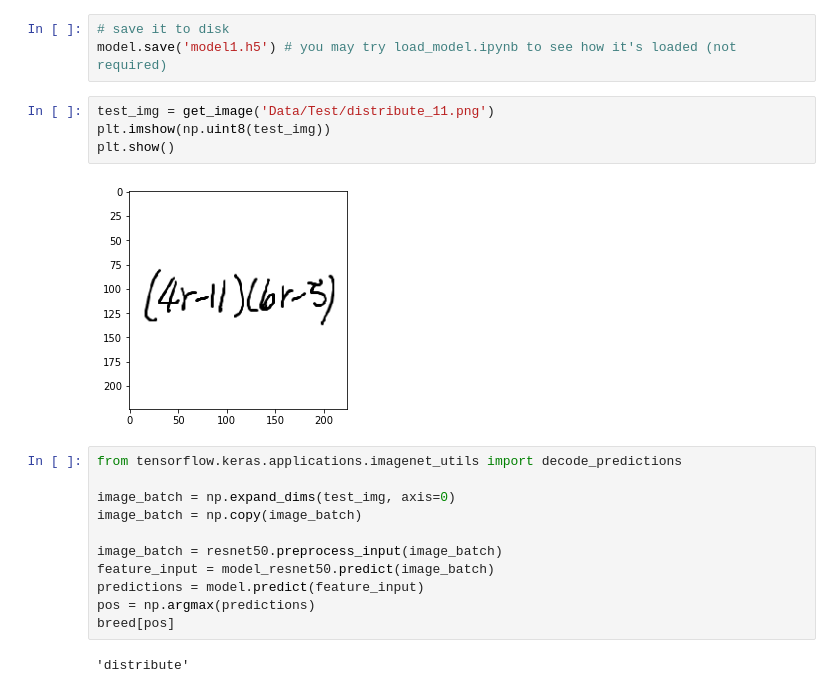
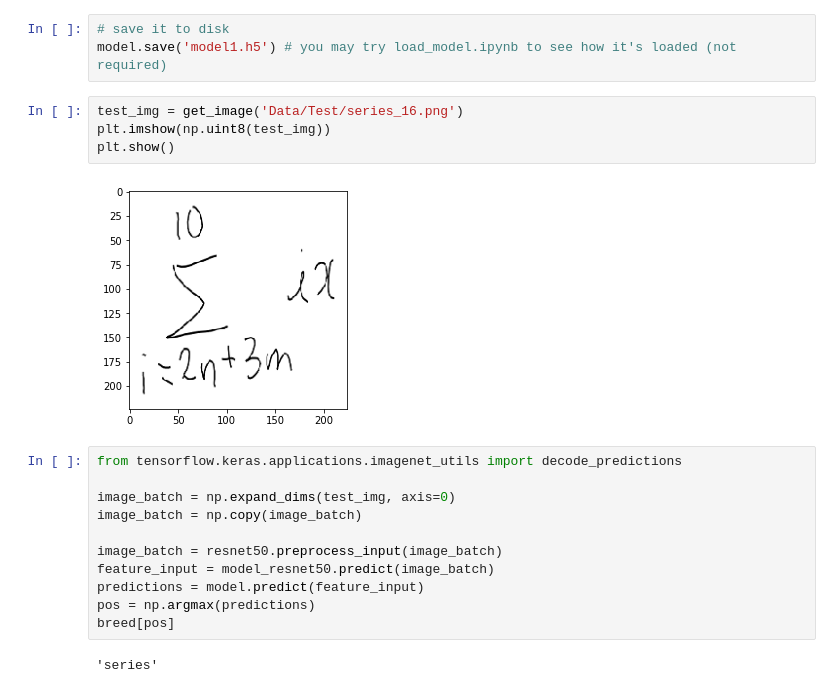
Before and after one commit to Cameronwood611/665deeplearning, a Jupyter notebook: pre-trained.ipynb, the cells around one changed output. Cells and saved outputs as stored; diff of their text form.

```diff
--- a/pre-trained.ipynb
+++ b/pre-trained.ipynb
@@ -287,11 +287,11 @@ Epoch 10: early stopping
 # save it to disk
 model.save('model1.h5') # you may try load_model.ipynb to see how it's loaded (not required)
 # %%
-test_img = get_image('Data/Test/distribute_11.png')
+test_img = get_image('Data/Test/series_16.png')
 plt.imshow(np.uint8(test_img))
 plt.show()
 # %% [output]
-[figure, old version]
+[figure, new version]
 # %%
 from tensorflow.keras.applications.imagenet_utils import decode_predictions
 
@@ -304,4 +304,4 @@ predictions = model.predict(feature_input)
 pos = np.argmax(predictions)
 breed[pos]
 # %% [output]
-'distribute'
+'series'
```
Also changed, not shown: parts of 1 cell of this notebook, 3 other files.
